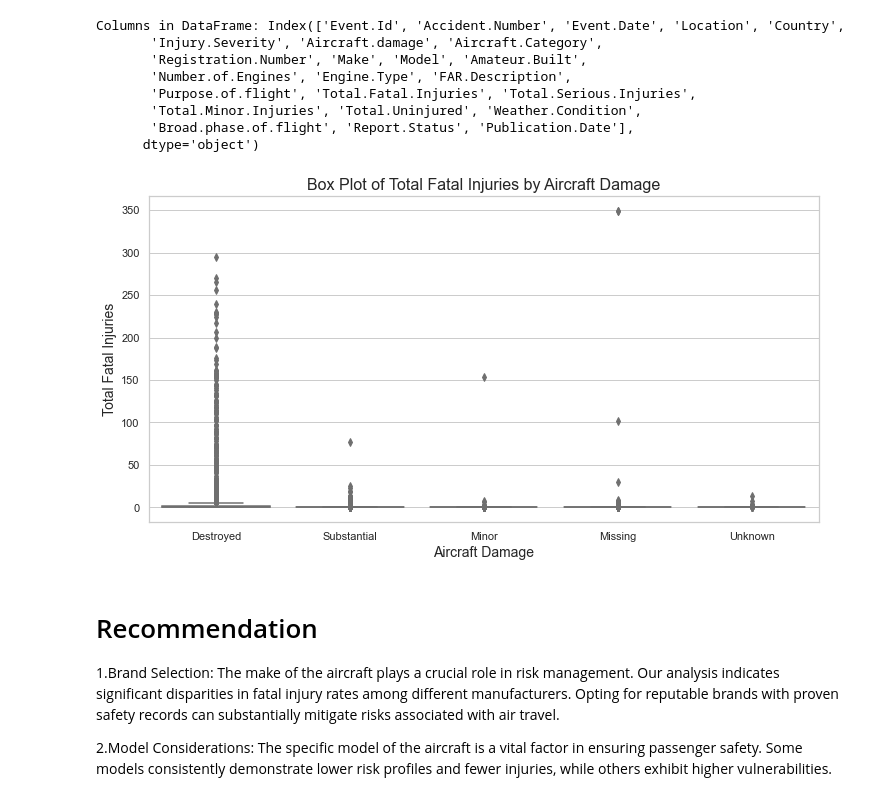
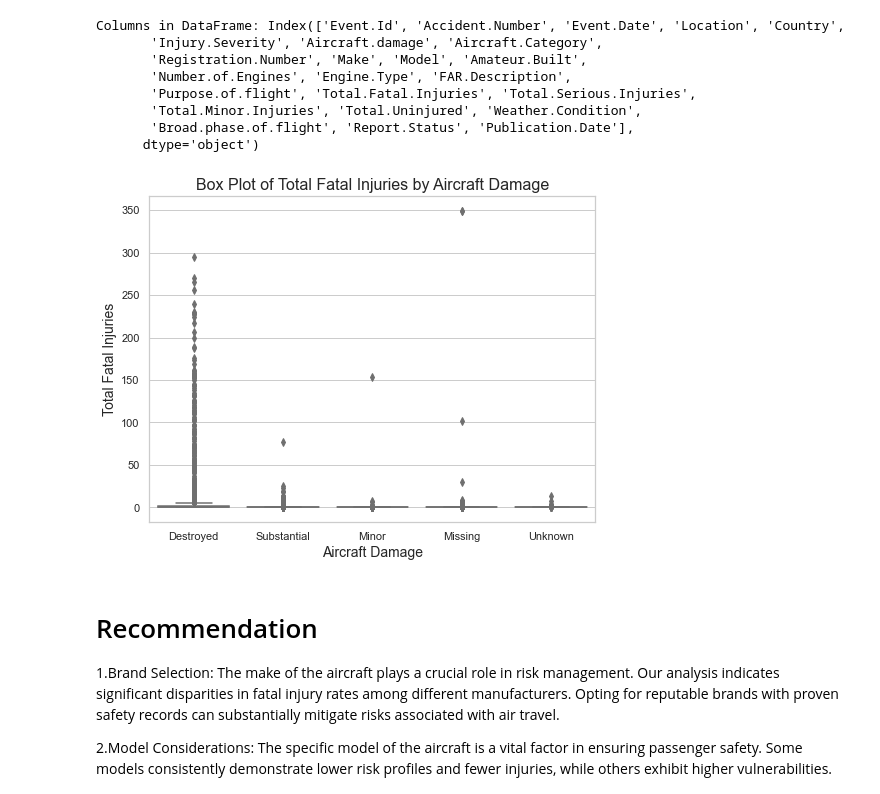
Before and after one commit to Dollcode-coder/dsc-phase-1-project-v3, a Jupyter notebook: student.ipynb, the cells around one changed output. Cells and saved outputs as stored; diff of their text form; code cells hidden in the pictures.

```diff
--- a/student.ipynb
+++ b/student.ipynb
@@ -343,18 +343,18 @@ Columns in DataFrame: Index(['Event.Id', 'Accident.Number', 'Event.Date', 'Locat
 # %%
 #We are using the Air damage in relation to Fatal Injuries to show the risk of financial loss without proper risk management
 sns.set(style="whitegrid")
 
 # Create the box plot
-plt.figure(figsize=(12, 6))
+plt.figure(figsize=(8, 6))
 sns.boxplot(x='Aircraft.damage', y='Total.Fatal.Injuries', data=df, palette='pastel')
 
 plt.title('Box Plot of Total Fatal Injuries by Aircraft Damage', fontsize=16)
 plt.xlabel('Aircraft Damage', fontsize=14)
 plt.ylabel('Total Fatal Injuries', fontsize=14)
 
 plt.show()
 # %% [output]
-[figure, old version]
+[figure, new version]
 # %%
 # Saving the cleaned file
 df.to_csv('data.csv', index=False)
```
Also changed, not shown: parts of 4 cells of this notebook, 1 other file.
